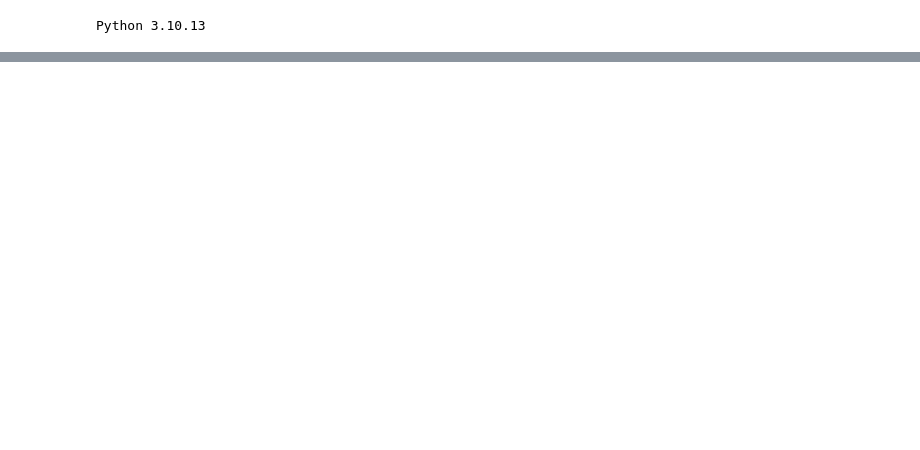
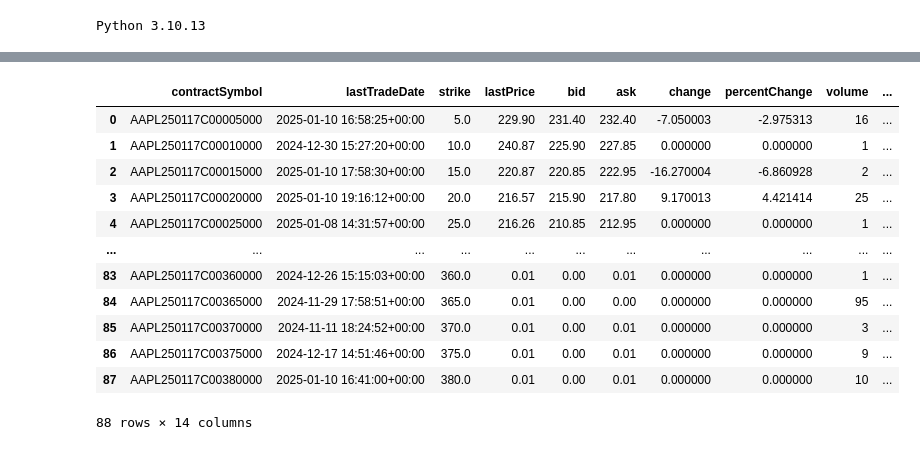
Before and after one commit to MarkEHolland/financial-newsfeed, a Jupyter notebook: notebooks/financial-application.ipynb, the cells around one changed output, grey strips where cells are left out. Saved outputs shown, nothing was run; the diff lists cells and outputs as text; code cells hidden in the pictures; blank space fills up the shorter version.

```diff
--- a/notebooks/financial-application.ipynb
+++ b/notebooks/financial-application.ipynb
@@ -39,0 +547,18 @@ myFT following
+# %%
+# get option chain calls data for specific expiration date
+opt = aapl.option_chain(date='2025-01-17')
+opt.calls
+# %% [output]
+|  | contractSymbol | lastTradeDate | strike | lastPrice | bid | ask | change | percentChange | volume | ... |
+| 0 | AAPL250117C00005000 | 2025-01-10 16:58:25+00:00 | 5.0 | 229.90 | 231.40 | 232.40 | -7.050003 | -2.975313 | 16 | ... |
+| 1 | AAPL250117C00010000 | 2024-12-30 15:27:20+00:00 | 10.0 | 240.87 | 225.90 | 227.85 | 0.000000 | 0.000000 | 1 | ... |
+| 2 | AAPL250117C00015000 | 2025-01-10 17:58:30+00:00 | 15.0 | 220.87 | 220.85 | 222.95 | -16.270004 | -6.860928 | 2 | ... |
+| 3 | AAPL250117C00020000 | 2025-01-10 19:16:12+00:00 | 20.0 | 216.57 | 215.90 | 217.80 | 9.170013 | 4.421414 | 25 | ... |
+| 4 | AAPL250117C00025000 | 2025-01-08 14:31:57+00:00 | 25.0 | 216.26 | 210.85 | 212.95 | 0.000000 | 0.000000 | 1 | ... |
+| ... | ... | ... | ... | ... | ... | ... | ... | ... | ... | ... |
+| 83 | AAPL250117C00360000 | 2024-12-26 15:15:03+00:00 | 360.0 | 0.01 | 0.00 | 0.01 | 0.000000 | 0.000000 | 1 | ... |
+| 84 | AAPL250117C00365000 | 2024-11-29 17:58:51+00:00 | 365.0 | 0.01 | 0.00 | 0.00 | 0.000000 | 0.000000 | 95 | ... |
+| 85 | AAPL250117C00370000 | 2024-11-11 18:24:52+00:00 | 370.0 | 0.01 | 0.00 | 0.01 | 0.000000 | 0.000000 | 3 | ... |
+| 86 | AAPL250117C00375000 | 2024-12-17 14:51:46+00:00 | 375.0 | 0.01 | 0.00 | 0.01 | 0.000000 | 0.000000 | 9 | ... |
+| 87 | AAPL250117C00380000 | 2025-01-10 16:41:00+00:00 | 380.0 | 0.01 | 0.00 | 0.01 | 0.000000 | 0.000000 | 10 | ... |
+88 rows × 14 columns
```
Also changed, not shown: parts of 68 cells of this notebook.
